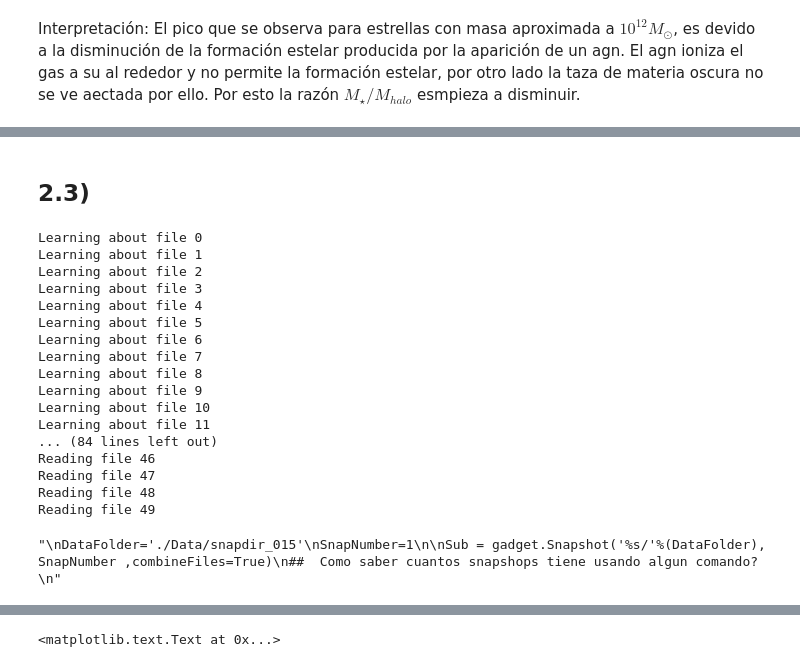
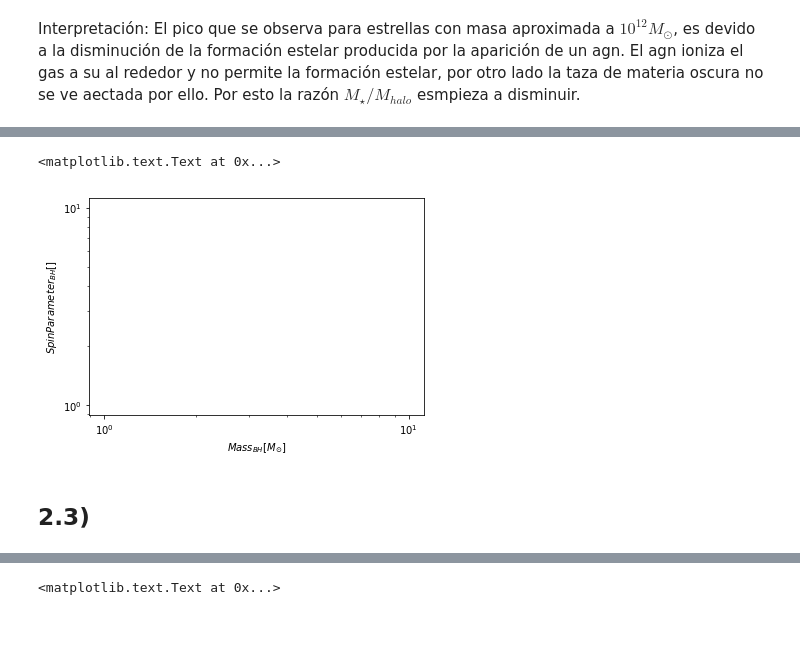
Before and after one commit to Daniel-Montenegro/Thesis, a Jupyter notebook: task3/Task3.ipynb, the cells around one changed output, grey strips where cells are left out. Cells and saved outputs as stored; diff of their text form; code cells hidden in the pictures; blank space fills up the shorter version.

```diff
--- a/task3/Task3.ipynb
+++ b/task3/Task3.ipynb
@@ -141,48 +183,29 @@ Interpretación: El pico que se observa para estrellas con masa aproximada a $10
+# %%
+"""
+Tengo dudas con respecto a los datos que se deben tomar, no se si por ejemplo estos(los de este punto) corresponden
+a lo que se quiere graficar
+"""
+
+"""
+Se toma un snapshot en z=0, para eso se usa la condicion de sn_bh.pos[:,2]<= 0.....
+"""
+
+Mass_BHstar=sn_bh.BH_Mass[sn_bh.pos[:,2]<=0.2]*10e10/0.7 ##[M_sun]
+Mass_BH=sn_bh.Masses[sn_bh.pos[:,2]<=0.2]*10e10/0.7 #[M_sun] masa total particula del BH
+#print(sn_bh.BH_SpinParameter[sn_bh.pos[:,2]])
+#print(sn_bh.pos[:,0]<2000)
+#Spin_parameter=sn_bh.BH_SpinParameter
+Spin_parameter=sn_bh.BH_SpinParameter[sn_bh.pos[:,2]<=0.2]
+
+#Mass=sn_bh.BH_Mass
+
+#fig, (ax1, ax2) = plt.subplots(1, 2, figsize=(9, 4.5), tight_layout=True)
+
+plt.loglog(Mass_BH,Spin_parameter ,'.')
+plt.xlabel('$Mass_{BH}[M_{\odot}]$')
+plt.ylabel('$SpinParameter_{BH}[]$')
+# %% [output]
+<matplotlib.text.Text at 0x...>
+[figure, added]
 # %% [markdown]
 ## 2.3)
-# %%
-
-
-#filter=[gadget.filter.Halo(sub.SubhaloPos[:,2]),gadget.filter.Stars()] ##used the Black holes as stars
-
-#filter=[gadget.filter.Halo(sub,halo=4),gadget.filter.Stars()] ##used the Black holes as stars
-
-
-sn_bh = gadget.Snapshot('./Data/snapdir_015/snap_015.0.hdf5', parttype=[5], combineFiles=True, verbose=True)
-
-#sn_bh = gadget.Snapshot('./Data/snapdir_015/snap_015.1.hdf5', parttype=[5],  combineFiles=True, verbose=True)
-#sn_bh = gadget.Snapshot('./Data/snapdir_015/', parttype=[5] ,combineFiles=True,fields=['mass','Position'])
-#Mask = sn_bh.
-
-#print(sn_bh)
-#plt.plot(sn_bh[Mask],sub.SubhaloBHMass[Mask])
-#sn = gadget.Simulation('./Data/snapdir_015/snap_015.0.hdf5')
-#sn.plot_Aslice('z')
-
-#snap_015.0.hdf5
-"""
-DataFolder='./Data/snapdir_015'
-SnapNumber=1
-
-Sub = gadget.Snapshot('%s/'%(DataFolder), SnapNumber ,combineFiles=True)
-##  Como saber cuantos snapshops tiene usando algun comando?
-"""
-# %% [output]
-Learning about file 0
-Learning about file 1
-Learning about file 2
-Learning about file 3
-Learning about file 4
-Learning about file 5
-Learning about file 6
-Learning about file 7
-Learning about file 8
-Learning about file 9
-Learning about file 10
-Learning about file 11
-... (84 lines left out)
-Reading file 46
-Reading file 47
-Reading file 48
-Reading file 49
-"\nDataFolder='./Data/snapdir_015'\nSnapNumber=1\n\nSub = gadget.Snapshot('%s/'%(DataFolder), SnapNumber ,combineFiles=True)\n##  Como saber cuantos snapshops tiene usando algun comando?\n"
```
Also changed, not shown: parts of 11 cells of this notebook.
